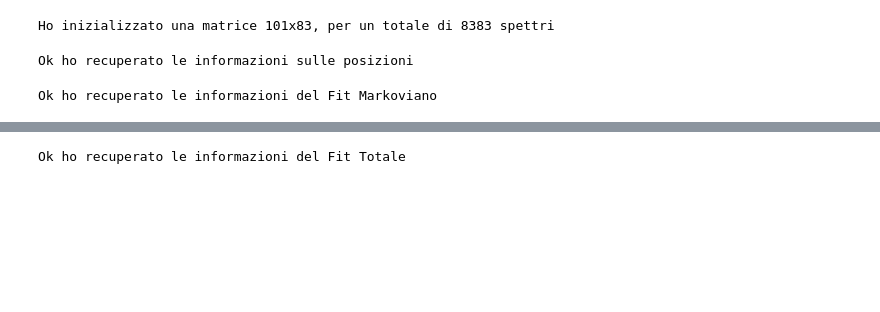
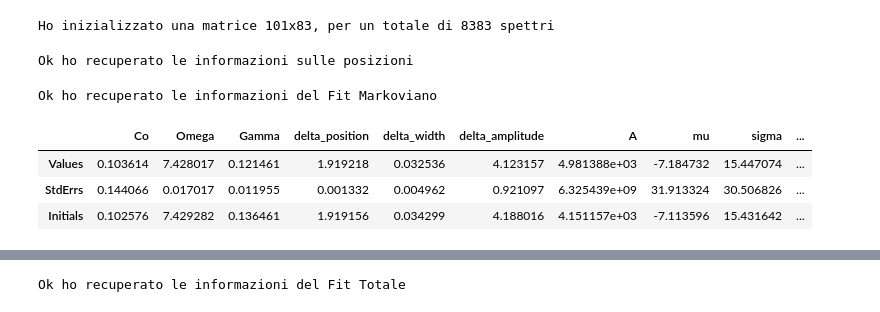
Before and after one commit to flautodipan/Python_Libraries, a Jupyter notebook: Experimentum_analysis.ipynb, the cells around one changed output, grey strips where cells are left out. Cells and saved outputs as stored; diff of their text form; code cells hidden in the pictures; blank space fills up the shorter version.

```diff
--- a/Experimentum_analysis.ipynb
+++ b/Experimentum_analysis.ipynb
@@ -80,6 +86,13 @@ for (line, y_fit, cost, (ii,jj)) in zip(lines, y_fits, costi,  boni) :
 print('Ok ho recuperato le informazioni del Fit Markoviano')
 # %% [output]
 Ok ho recuperato le informazioni del Fit Markoviano
+# %%
+matrix[100][0].Markov_Fit_Params
+# %% [output]
+|  | Co | Omega | Gamma | delta_position | delta_width | delta_amplitude | A | mu | sigma | ... |
+| Values | 0.103614 | 7.428017 | 0.121461 | 1.919218 | 0.032536 | 4.123157 | 4.981388e+03 | -7.184732 | 15.447074 | ... |
+| StdErrs | 0.144066 | 0.017017 | 0.011955 | 0.001332 | 0.004962 | 0.921097 | 6.325439e+09 | 31.913324 | 30.506826 | ... |
+| Initials | 0.102576 | 7.429282 | 0.136461 | 1.919156 | 0.034299 | 4.188016 | 4.151157e+03 | -7.113596 | 15.431642 | ... |
 # %%
 #Parametri di Interesse per analisi
 
```
Also changed, not shown: parts of 11 cells of this notebook, 4 other files.
